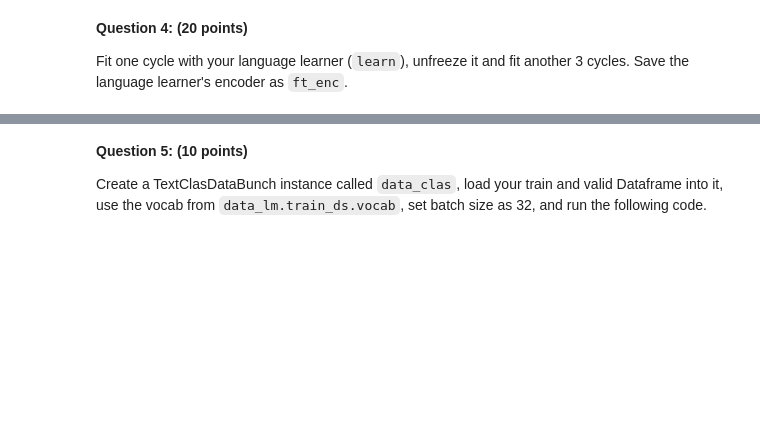
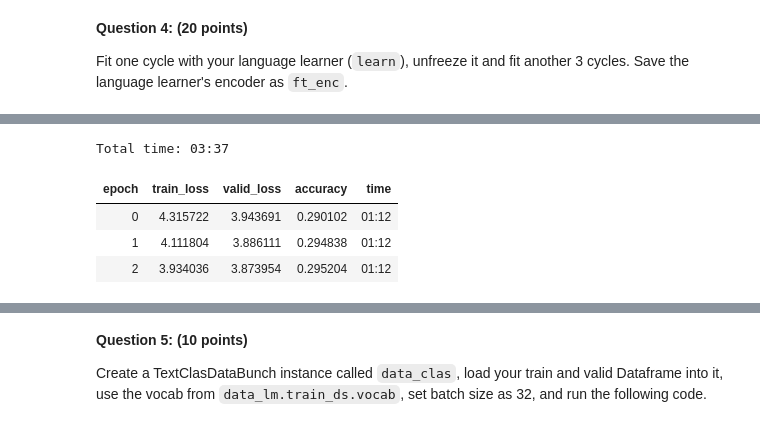
Before and after one commit to jetshaggy85/info5731, a Jupyter notebook: Fellers_Assign5.ipynb, the cells around one changed output, grey strips where cells are left out. Saved outputs shown, nothing was run; the diff lists cells and outputs as text; code cells hidden in the pictures; blank space fills up the shorter version.

```diff
--- a/Fellers_Assign5.ipynb
+++ b/Fellers_Assign5.ipynb
@@ -46,0 +71,2 @@ Fit one cycle with your language learner (`learn`), unfreeze it and fit another
+# %%
+learn.fit_one_cycle(1)
@@ -46,0 +79,2 @@ Fit one cycle with your language learner (`learn`), unfreeze it and fit another
+# %%
+learn.load('ft_enc')
@@ -46,0 +101,8 @@ Fit one cycle with your language learner (`learn`), unfreeze it and fit another
+# %%
+learn.fit_one_cycle(3)
+# %% [output]
+Total time: 03:37
+| epoch | train_loss | valid_loss | accuracy | time |
+| 0 | 4.315722 | 3.943691 | 0.290102 | 01:12 |
+| 1 | 4.111804 | 3.886111 | 0.294838 | 01:12 |
+| 2 | 3.934036 | 3.873954 | 0.295204 | 01:12 |
```
Also changed, not shown: parts of 23 cells of this notebook.
